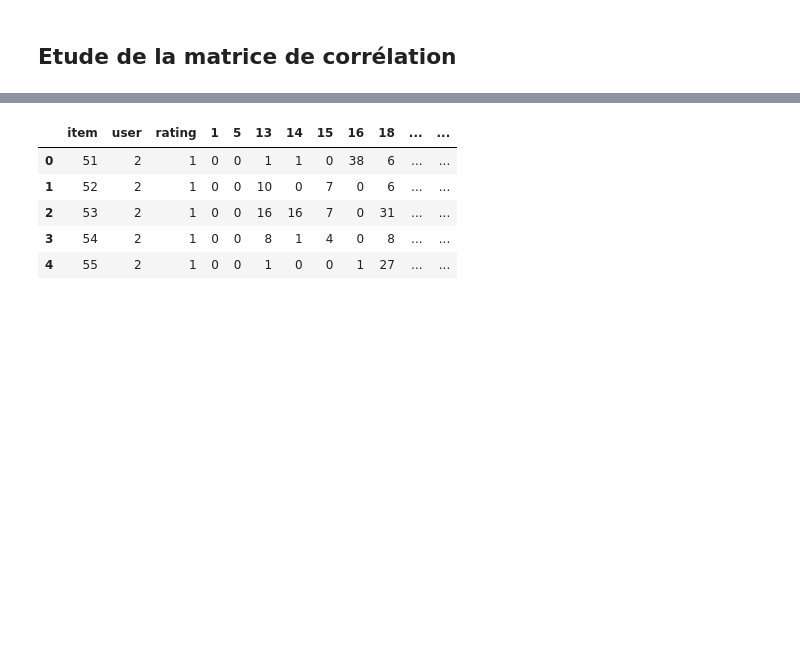
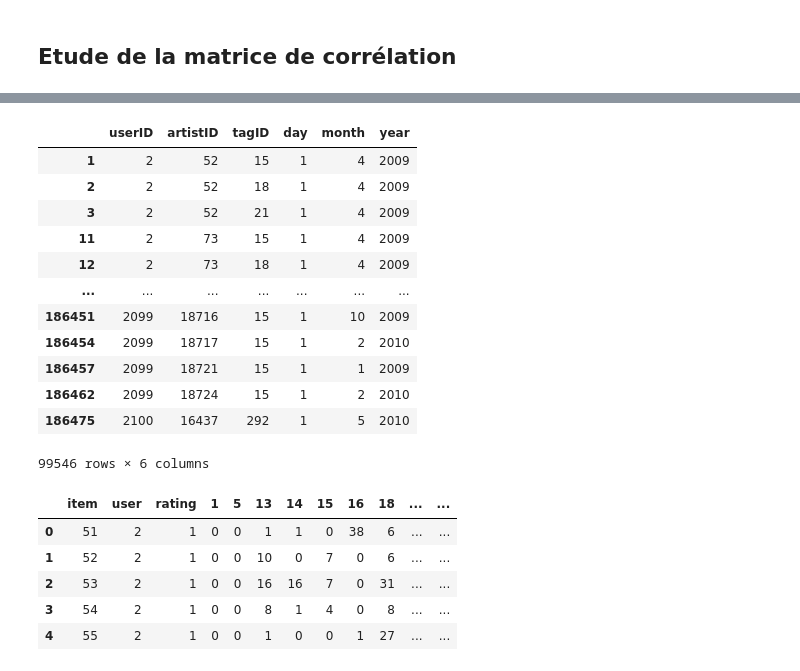
Before and after one commit to FelixKleinpeter/isir_internship, a Jupyter notebook: notebooks/lastfm.ipynb, the cells around one changed output, grey strips where cells are left out. Saved outputs shown, nothing was run; the diff lists cells and outputs as text; code cells hidden in the pictures; blank space fills up the shorter version.

```diff
--- a/notebooks/lastfm.ipynb
+++ b/notebooks/lastfm.ipynb
@@ -147,0 +240,2 @@ selected_tags.shape
+# %%
+ids, values = selected_tags.tagID.values, selected_tags.tagValue.values
@@ -147,0 +264,4 @@ selected_tags.shape
+# %%
+for i, v in enumerate(values):
+    if v in names_to_replace.keys():
+        values[i] = names_to_replace[v]
@@ -148,2 +306,4 @@ selected_tags.shape
 # %% [markdown]
 ## Etude de la matrice de corrélation
+# %%
+selected.remove(meaningless_tagIDs)
@@ -150,5 +342,5 @@ selected_tags.shape
 # %%
-selected_user_taggedartists = user_taggedartists[[(i in selected) for i in user_taggedartists.tagID]]
+selected_user_taggedartists = user_taggedartists[[(i in selected and not i-1 in meaningless_tagIDs) for i in user_taggedartists.tagID]]
 # %%
 selected_user_taggedartists.tagID.unique().size
 # %% [output]
@@ -156,3 +348,19 @@ selected_user_taggedartists.tagID.unique().size
+# %%
+selected_user_taggedartists
+# %% [output]
+|  | userID | artistID | tagID | day | month | year |
+| 1 | 2 | 52 | 15 | 1 | 4 | 2009 |
+| 2 | 2 | 52 | 18 | 1 | 4 | 2009 |
+| 3 | 2 | 52 | 21 | 1 | 4 | 2009 |
+| 11 | 2 | 73 | 15 | 1 | 4 | 2009 |
+| 12 | 2 | 73 | 18 | 1 | 4 | 2009 |
+| ... | ... | ... | ... | ... | ... | ... |
+| 186451 | 2099 | 18716 | 15 | 1 | 10 | 2009 |
+| 186454 | 2099 | 18717 | 15 | 1 | 2 | 2010 |
+| 186457 | 2099 | 18721 | 15 | 1 | 1 | 2009 |
+| 186462 | 2099 | 18724 | 15 | 1 | 2 | 2010 |
+| 186475 | 2100 | 16437 | 292 | 1 | 5 | 2010 |
+99546 rows × 6 columns
 # %%
 def create_experiment_df(user_artists, tags, user_taggedartists):
     weights = user_artists.weight
```
Also changed, not shown: parts of 23 cells of this notebook.
